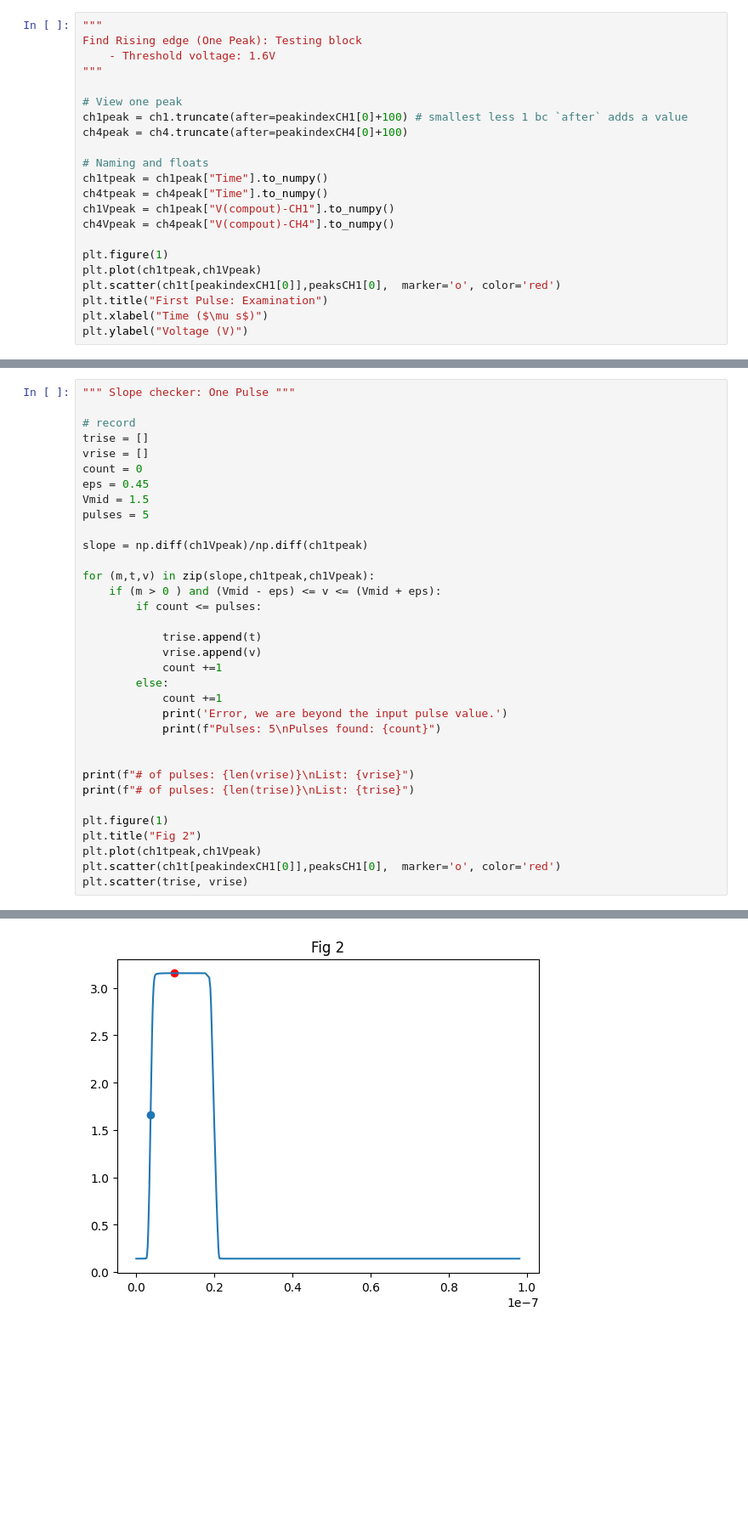
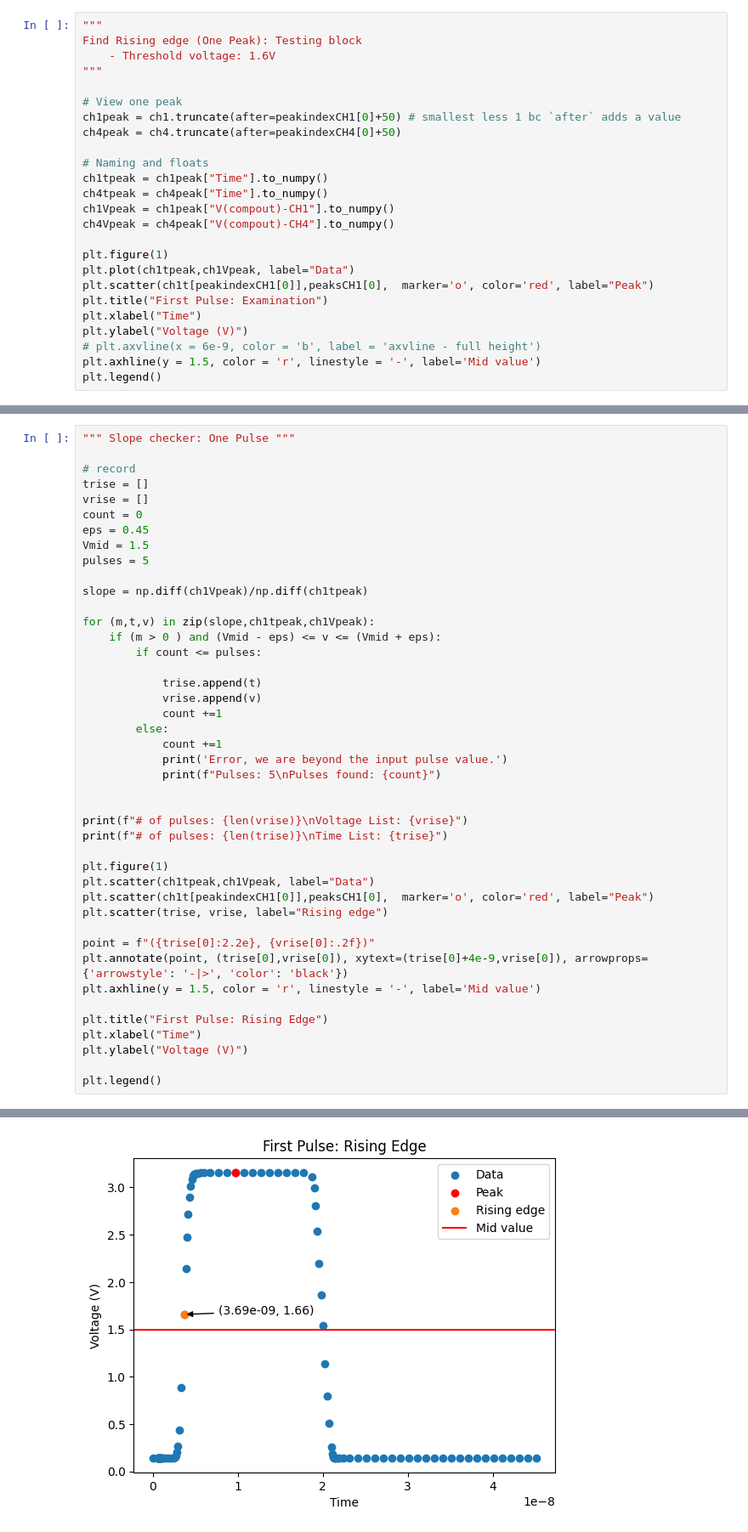
Before and after one commit to llbranch/Monte-Python, a Jupyter notebook: poetryEnv/poetryenv/Lt5part.ipynb, the cells around one changed output, grey strips where cells are left out. Shown at 85% size. Saved outputs shown, nothing was run; the diff lists cells and outputs as text; blank space fills up the shorter version.

```diff
--- a/poetryEnv/poetryenv/Lt5part.ipynb
+++ b/poetryEnv/poetryenv/Lt5part.ipynb
@@ -82,8 +84,8 @@ Find Rising edge (One Peak): Testing block
 """
 
 # View one peak
-ch1peak = ch1.truncate(after=peakindexCH1[0]+100) # smallest less 1 bc `after` adds a value
-ch4peak = ch4.truncate(after=peakindexCH4[0]+100)
+ch1peak = ch1.truncate(after=peakindexCH1[0]+50) # smallest less 1 bc `after` adds a value
+ch4peak = ch4.truncate(after=peakindexCH4[0]+50)
 
 # Naming and floats
 ch1tpeak = ch1peak["Time"].to_numpy()
@@ -92,9 +94,12 @@ ch1Vpeak = ch1peak["V(compout)-CH1"].to_numpy()
 ch4Vpeak = ch4peak["V(compout)-CH4"].to_numpy()
 
 plt.figure(1)
-plt.plot(ch1tpeak,ch1Vpeak)
-plt.scatter(ch1t[peakindexCH1[0]],peaksCH1[0],  marker='o', color='red')
+plt.plot(ch1tpeak,ch1Vpeak, label="Data")
+plt.scatter(ch1t[peakindexCH1[0]],peaksCH1[0],  marker='o', color='red', label="Peak")
 plt.title("First Pulse: Examination")
-plt.xlabel("Time ($\mu s$)")
+plt.xlabel("Time")
 plt.ylabel("Voltage (V)")
+# plt.axvline(x = 6e-9, color = 'b', label = 'axvline - full height')
+plt.axhline(y = 1.5, color = 'r', linestyle = '-', label='Mid value')
+plt.legend()
 # %% [output]
@@ -144,13 +131,22 @@ for (m,t,v) in zip(slope,ch1tpeak,ch1Vpeak):
             print(f"Pulses: 5\nPulses found: {count}")
 
 
-print(f"# of pulses: {len(vrise)}\nList: {vrise}")
-print(f"# of pulses: {len(trise)}\nList: {trise}")
+print(f"# of pulses: {len(vrise)}\nVoltage List: {vrise}")
+print(f"# of pulses: {len(trise)}\nTime List: {trise}")
 
 plt.figure(1)
-plt.title("Fig 2")
-plt.plot(ch1tpeak,ch1Vpeak)
-plt.scatter(ch1t[peakindexCH1[0]],peaksCH1[0],  marker='o', color='red')
-plt.scatter(trise, vrise)
+plt.scatter(ch1tpeak,ch1Vpeak, label="Data")
+plt.scatter(ch1t[peakindexCH1[0]],peaksCH1[0],  marker='o', color='red', label="Peak")
+plt.scatter(trise, vrise, label="Rising edge")
+
+point = f"({trise[0]:2.2e}, {vrise[0]:.2f})"
+plt.annotate(point, (trise[0],vrise[0]), xytext=(trise[0]+4e-9,vrise[0]), arrowprops={'arrowstyle': '-|>', 'color': 'black'})
+plt.axhline(y = 1.5, color = 'r', linestyle = '-', label='Mid value')
+
+plt.title("First Pulse: Rising Edge")
+plt.xlabel("Time")
+plt.ylabel("Voltage (V)")
+
+plt.legend()
 # %% [output]
 # of pulses: 1
@@ -161 +157 @@ List: [3.694726814220805e-09]
-[figure, old version]
+[figure, new version]
```
Also changed, not shown: parts of 9 cells of this notebook, 1 other file.
